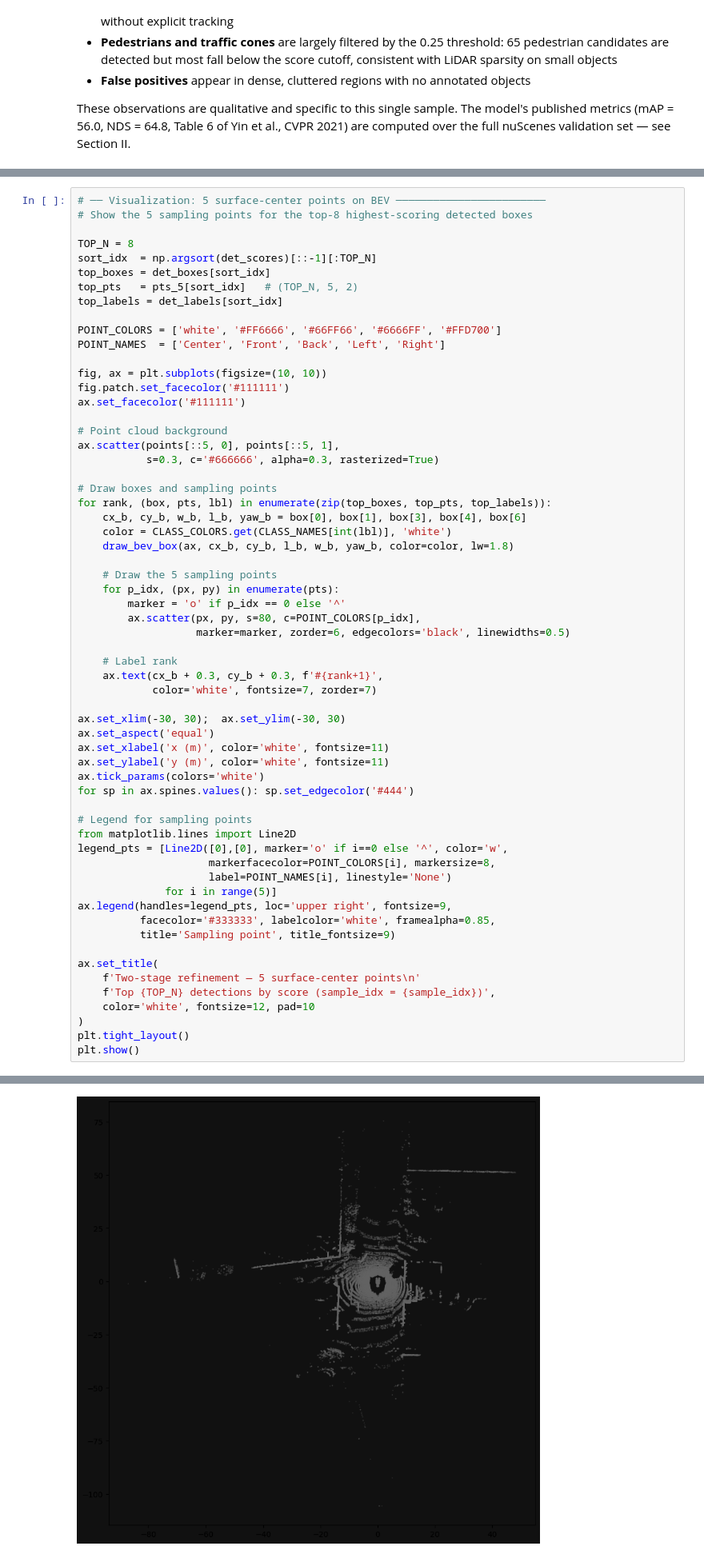
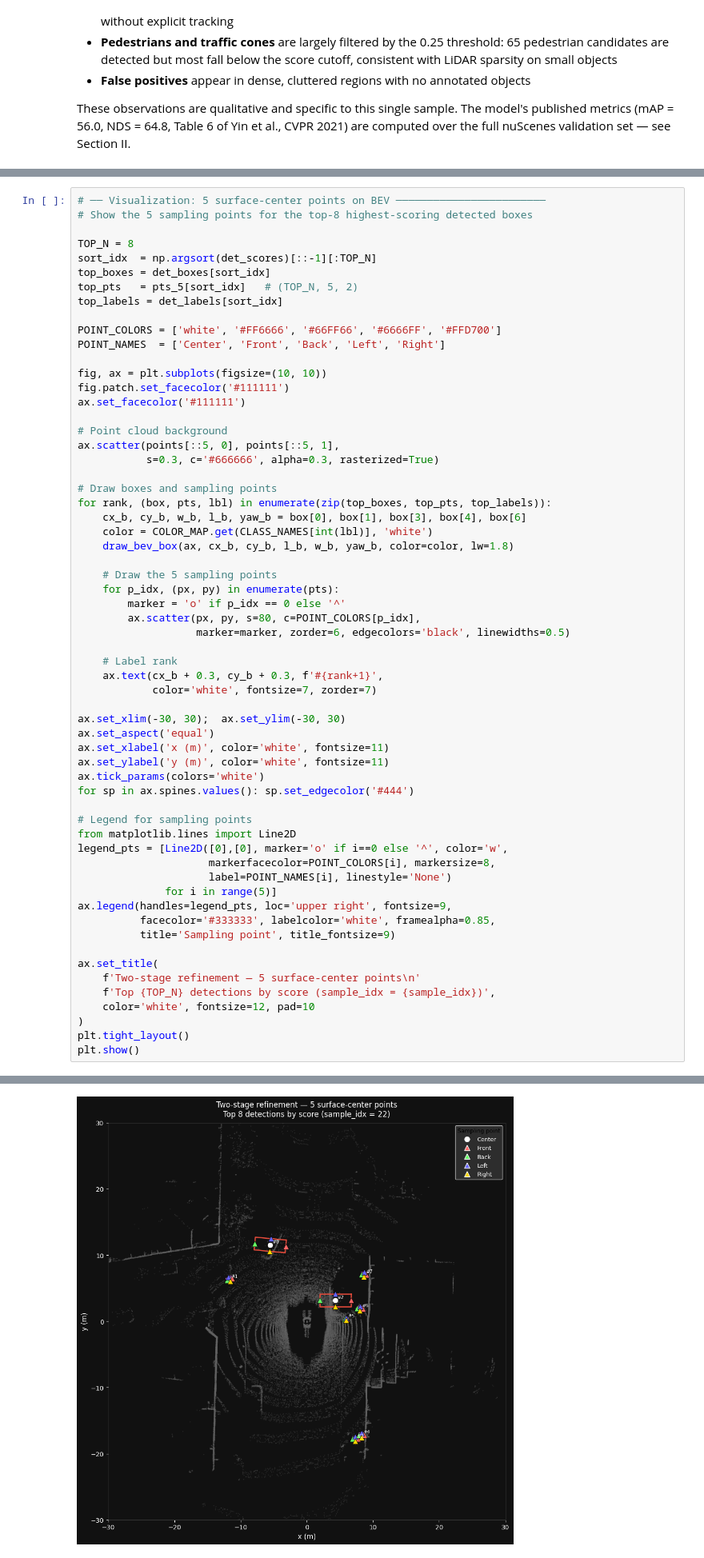
Before and after one commit to ErwanR123/Analysis_of_CenterPoint, a Jupyter notebook: 01_Analysis_and_Experiments.ipynb, the cells around one changed output, grey strips where cells are left out. Shown at 80% size. Drawn from its saved outputs; the diff is of its cells as text.

Commit message:
Changemeent des figures

```diff
--- a/01_Analysis_and_Experiments.ipynb
+++ b/01_Analysis_and_Experiments.ipynb
@@ -1330,7 +1305,7 @@ ax.scatter(points[::5, 0], points[::5, 1],
 # Draw boxes and sampling points
 for rank, (box, pts, lbl) in enumerate(zip(top_boxes, top_pts, top_labels)):
     cx_b, cy_b, w_b, l_b, yaw_b = box[0], box[1], box[3], box[4], box[6]
-    color = CLASS_COLORS.get(CLASS_NAMES[int(lbl)], 'white')
+    color = COLOR_MAP.get(CLASS_NAMES[int(lbl)], 'white')
     draw_bev_box(ax, cx_b, cy_b, l_b, w_b, yaw_b, color=color, lw=1.8)
 
     # Draw the 5 sampling points
@@ -1372 +1346 @@ NameError: name 'CLASS_COLORS' is not defined
-[figure, old version]
+[figure, new version]
```
Also changed, not shown: parts of 7 cells of this notebook, 15 other files.
